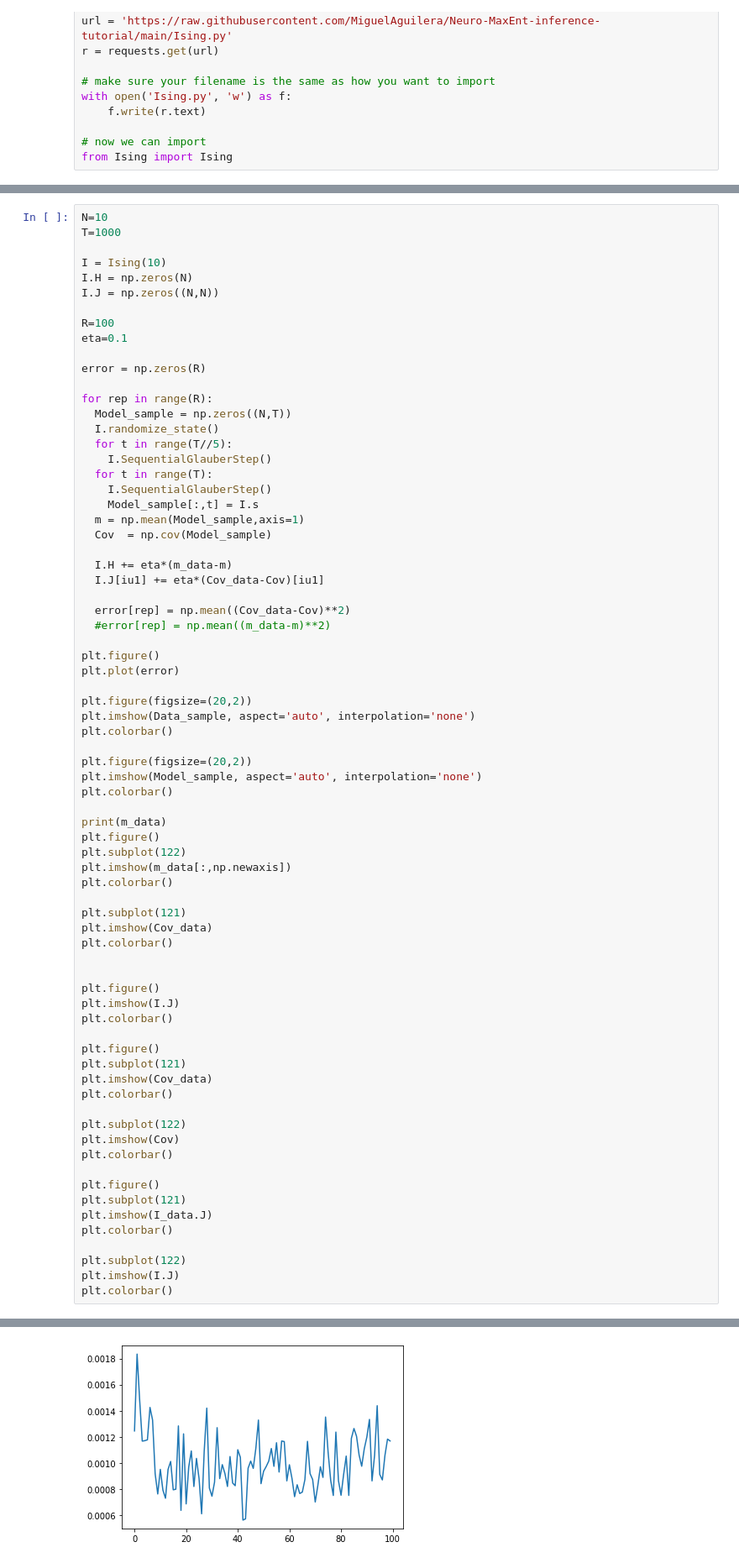
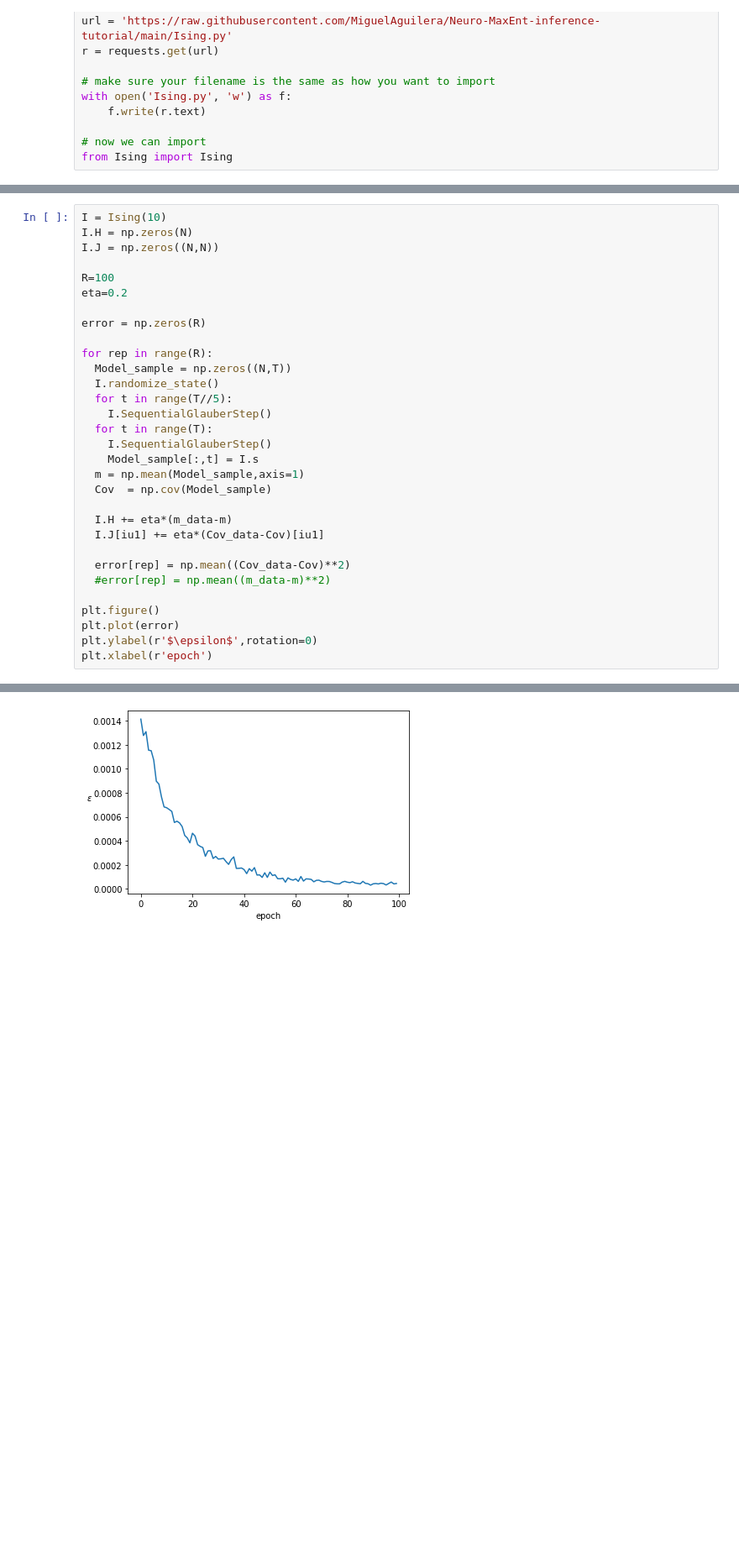
Before and after one commit to MiguelAguilera/Neuro-MaxEnt-inference-tutorial, a Jupyter notebook: Spike_train_learning.ipynb, the cells around one changed output, grey strips where cells are left out. Shown at 84% size. Drawn from its saved outputs; the diff is of its cells as text; blank space fills up the shorter version.

```diff
--- a/Spike_train_learning.ipynb
+++ b/Spike_train_learning.ipynb
@@ -107,13 +91,10 @@ plt.colorbar()
 # %%
-N=10
-T=1000
-
 I = Ising(10)
 I.H = np.zeros(N)
 I.J = np.zeros((N,N))
 
 R=100
-eta=0.1
+eta=0.2
 
 error = np.zeros(R)
 
@@ -136,45 +117,6 @@ for rep in range(R):
 
 plt.figure()
 plt.plot(error)
-
-plt.figure(figsize=(20,2))
-plt.imshow(Data_sample, aspect='auto', interpolation='none')
-plt.colorbar()
-
-plt.figure(figsize=(20,2))
-plt.imshow(Model_sample, aspect='auto', interpolation='none')
-plt.colorbar()
-
-print(m_data)
-plt.figure()
-plt.subplot(122)
-plt.imshow(m_data[:,np.newaxis])
-plt.colorbar()
-
-plt.subplot(121)
-plt.imshow(Cov_data)
-plt.colorbar()
-
-
-plt.figure()
-plt.imshow(I.J)
-plt.colorbar()
-
-plt.figure()
-plt.subplot(121)
-plt.imshow(Cov_data)
-plt.colorbar()
-
-plt.subplot(122)
-plt.imshow(Cov)
-plt.colorbar()
-
-plt.figure()
-plt.subplot(121)
-plt.imshow(I_data.J)
-plt.colorbar()
-
-plt.subplot(122)
-plt.imshow(I.J)
-plt.colorbar()
+plt.ylabel(r'$\epsilon$',rotation=0)
+plt.xlabel(r'epoch')
 # %% [output]
@@ -183 +124 @@ plt.colorbar()
-[figure, old version]
+[figure, new version]
```
Also changed, not shown: parts of 12 cells of this notebook.
